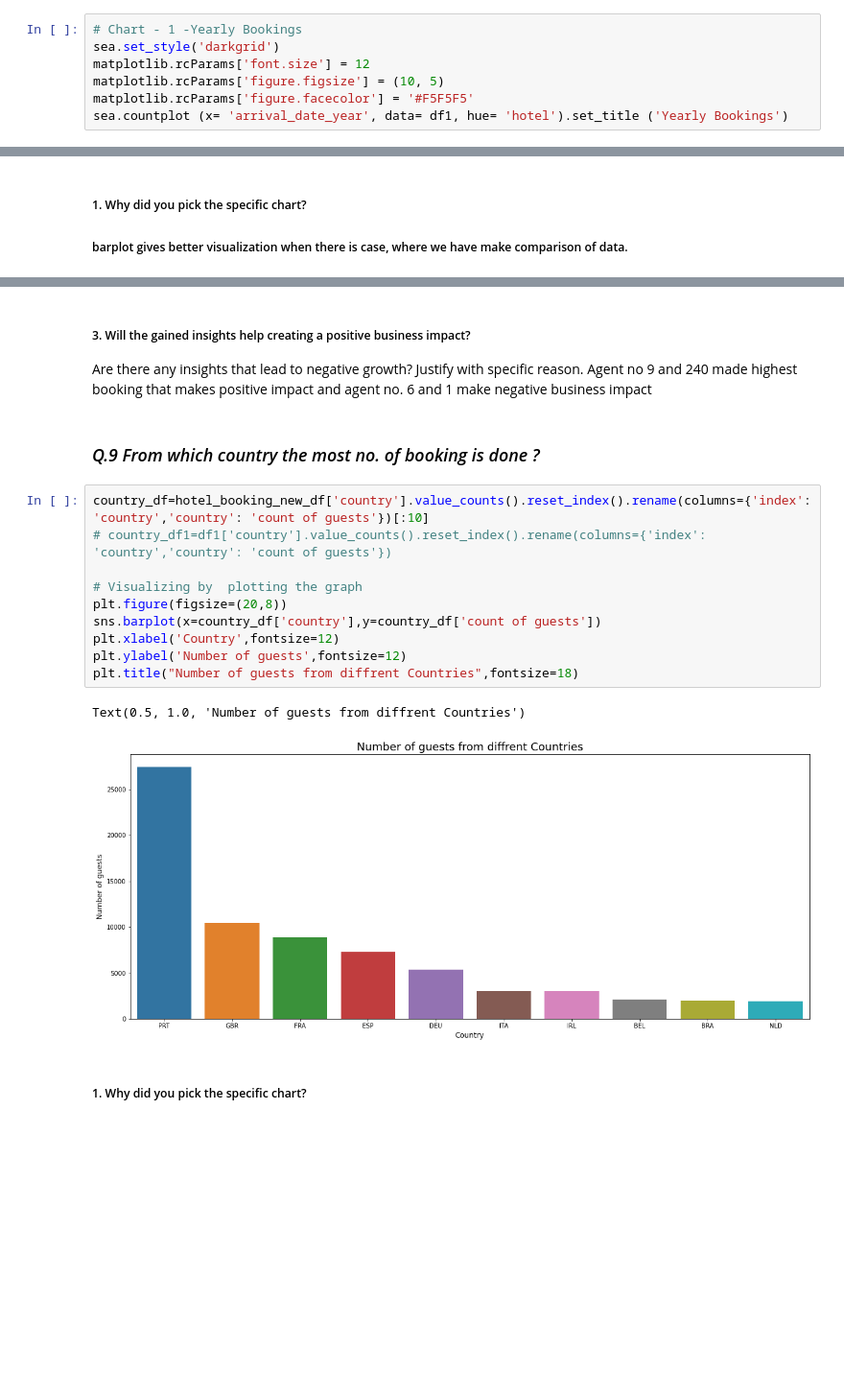
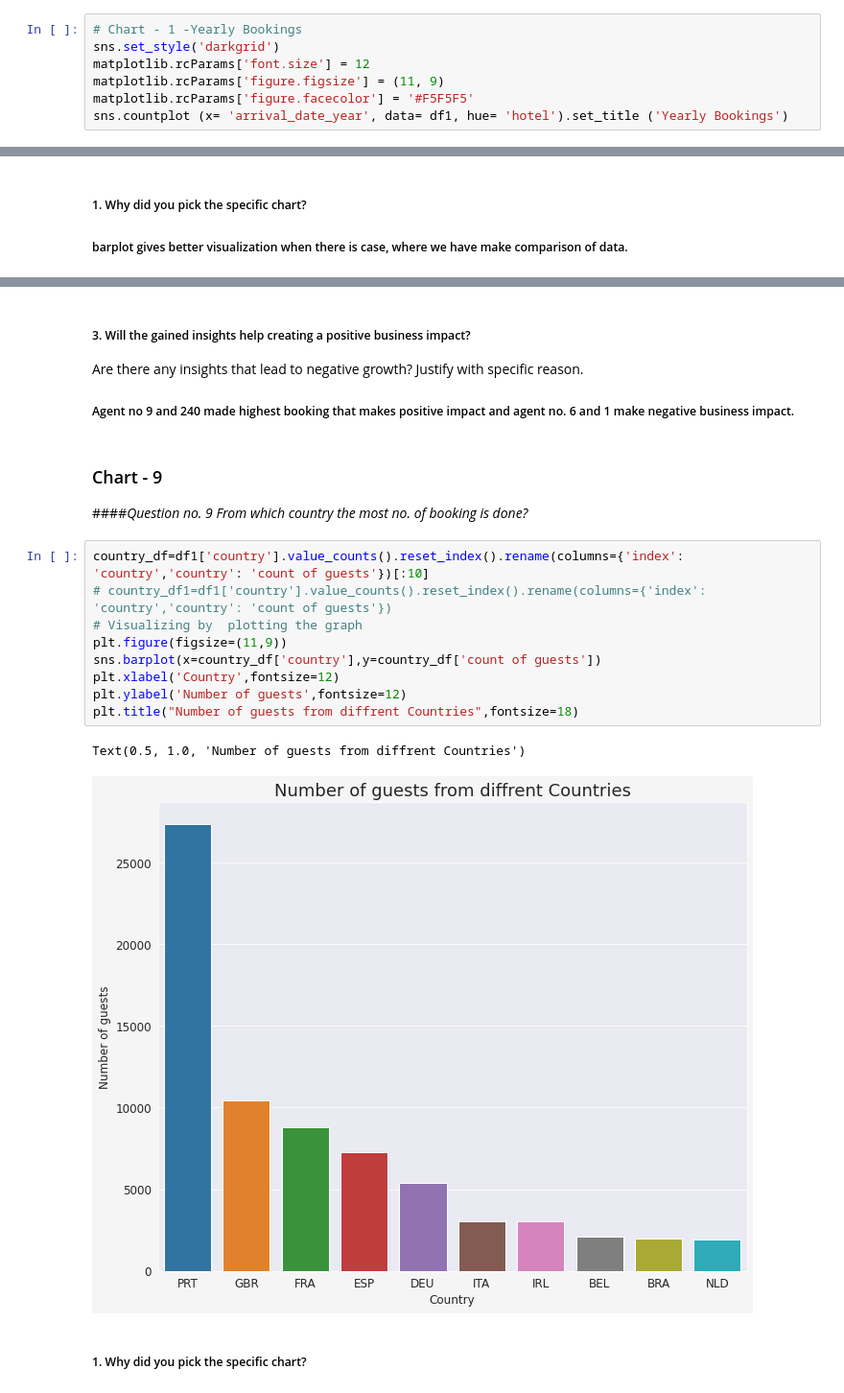
Before and after one commit to abhiwavhal/EDA-HOTEL-BOOKING-ANALYSIS, a Jupyter notebook: Team_Hotel_booking_EDA_Submission.ipynb, the cells around one changed output, grey strips where cells are left out. Shown at 96% size. Drawn from its saved outputs; the diff is of its cells as text; blank space fills up the shorter version.

```diff
--- a/Team_Hotel_booking_EDA_Submission.ipynb
+++ b/Team_Hotel_booking_EDA_Submission.ipynb
@@ -446,9 +447,9 @@ plt.show()
 # %%
 # Chart - 1 -Yearly Bookings
-sea.set_style('darkgrid')
+sns.set_style('darkgrid')
 matplotlib.rcParams['font.size'] = 12
-matplotlib.rcParams['figure.figsize'] = (10, 5)
+matplotlib.rcParams['figure.figsize'] = (11, 9)
 matplotlib.rcParams['figure.facecolor'] = '#F5F5F5'
-sea.countplot (x= 'arrival_date_year', data= df1, hue= 'hotel').set_title ('Yearly Bookings')
+sns.countplot (x= 'arrival_date_year', data= df1, hue= 'hotel').set_title ('Yearly Bookings')
 # %% [output]
 Text(0.5, 1.0, 'Yearly Bookings')
@@ -688,22 +692,22 @@ plt.show()
 # %% [markdown]
 ##### 3. Will the gained insights help creating a positive business impact?
 Are there any insights that lead to negative growth? Justify with specific reason.
-Agent no 9 and 240 made highest booking that makes positive impact and agent no. 6 and 1 make negative business impact
+##### Agent no 9 and 240 made highest booking that makes positive impact and agent no. 6 and 1 make negative business impact.
 # %% [markdown]
-### *Q.9 From which country the most no. of booking is done ?*
+### Chart - 9
+####*Question no. 9 From which country the most no. of booking is done?*
 # %%
-country_df=hotel_booking_new_df['country'].value_counts().reset_index().rename(columns={'index': 'country','country': 'count of guests'})[:10]
+country_df=df1['country'].value_counts().reset_index().rename(columns={'index': 'country','country': 'count of guests'})[:10]
 # country_df1=df1['country'].value_counts().reset_index().rename(columns={'index': 'country','country': 'count of guests'})
-
 # Visualizing by  plotting the graph
-plt.figure(figsize=(20,8))
+plt.figure(figsize=(11,9))
 sns.barplot(x=country_df['country'],y=country_df['count of guests'])
 plt.xlabel('Country',fontsize=12)
 plt.ylabel('Number of guests',fontsize=12)
 plt.title("Number of guests from diffrent Countries",fontsize=18)
 # %% [output]
 Text(0.5, 1.0, 'Number of guests from diffrent Countries')
-[figure, old version]
+[figure, new version]
 # %% [markdown]
 ##### 1. Why did you pick the specific chart?
 # %% [markdown]
```
Also changed, not shown: parts of 60 cells of this notebook.
